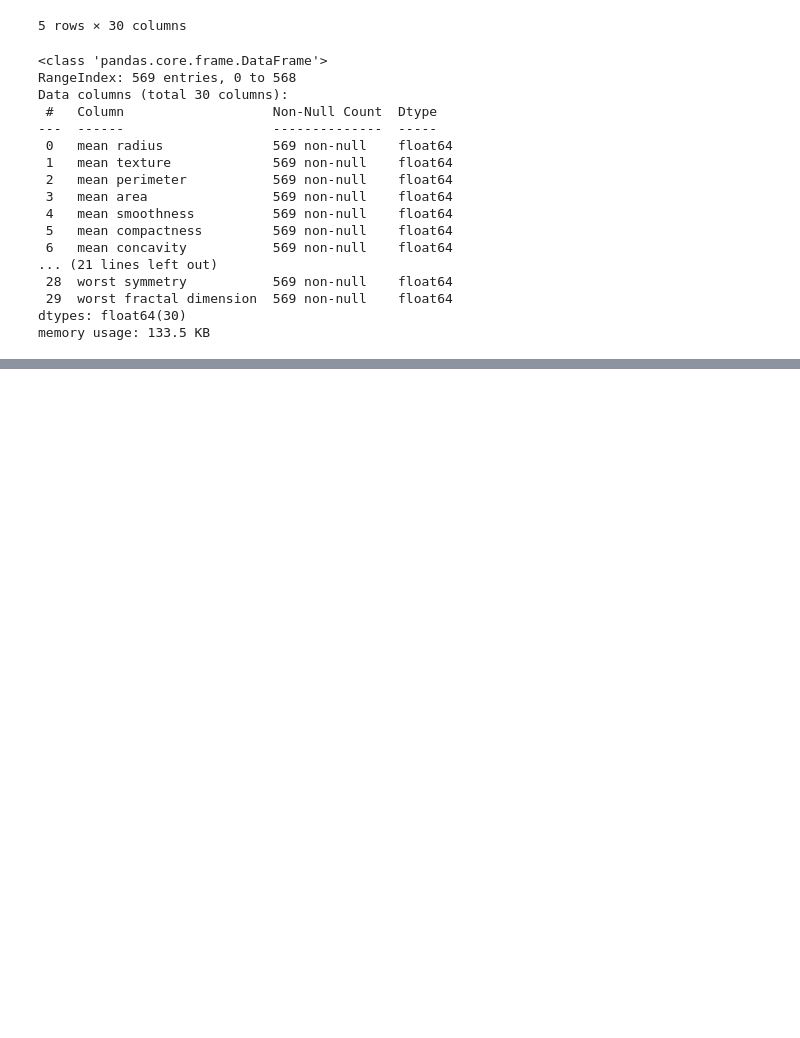
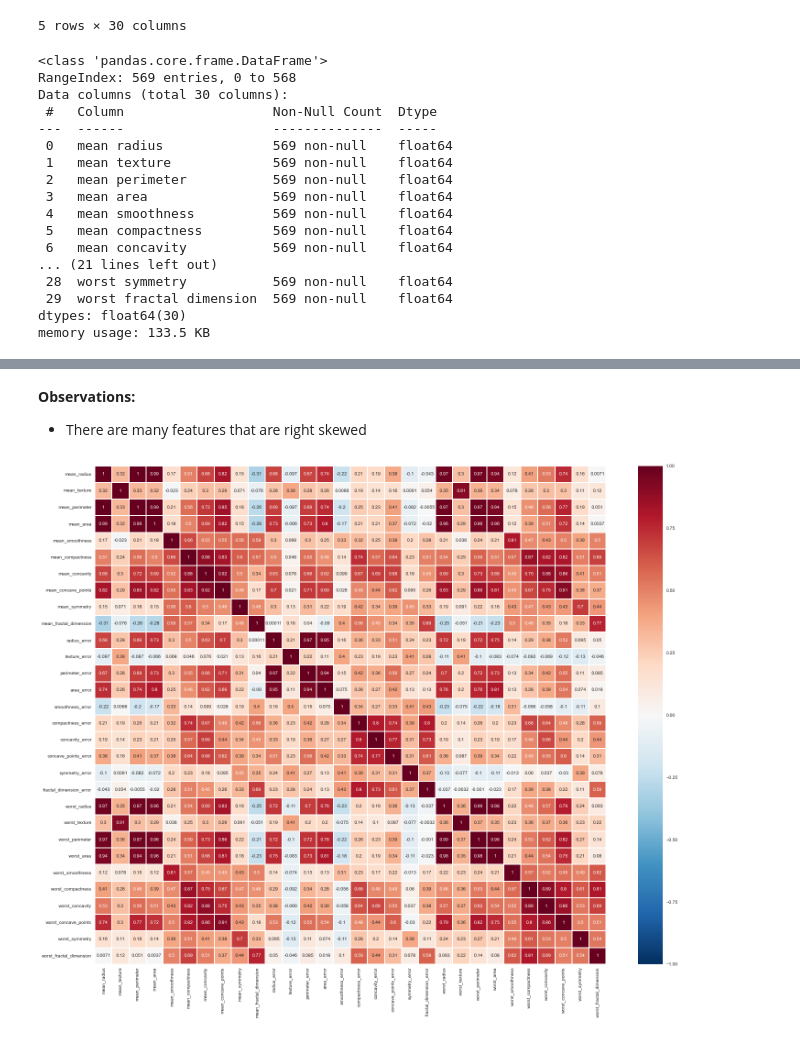
Before and after one commit to edutjie/Machine-Learning-Indonesia.AI, a Jupyter notebook: 8. Final Project/breastcancer_classifier.ipynb, the cells around one changed output, grey strips where cells are left out. Saved outputs shown, nothing was run; the diff lists cells and outputs as text; code cells hidden in the pictures; blank space fills up the shorter version.

```diff
--- a/8. Final Project/breastcancer_classifier.ipynb
+++ b/8. Final Project/breastcancer_classifier.ipynb
@@ -95,0 +274,9 @@ Index(['id', 'diagnosis', 'radius_mean', 'texture_mean', 'perimeter_mean',
+# %% [markdown]
+**Observations:**
+- There are many features that are right skewed
+# %%
+plt.figure(figsize=(25, 20))
+sns.heatmap(df.corr(), annot=True, cmap="RdBu_r", linewidths=0.2, vmax=1.0, vmin=-1.0)
+plt.show()
+# %% [output]
+[figure, added]
```
Also changed, not shown: parts of 27 cells of this notebook, 7 other files.
